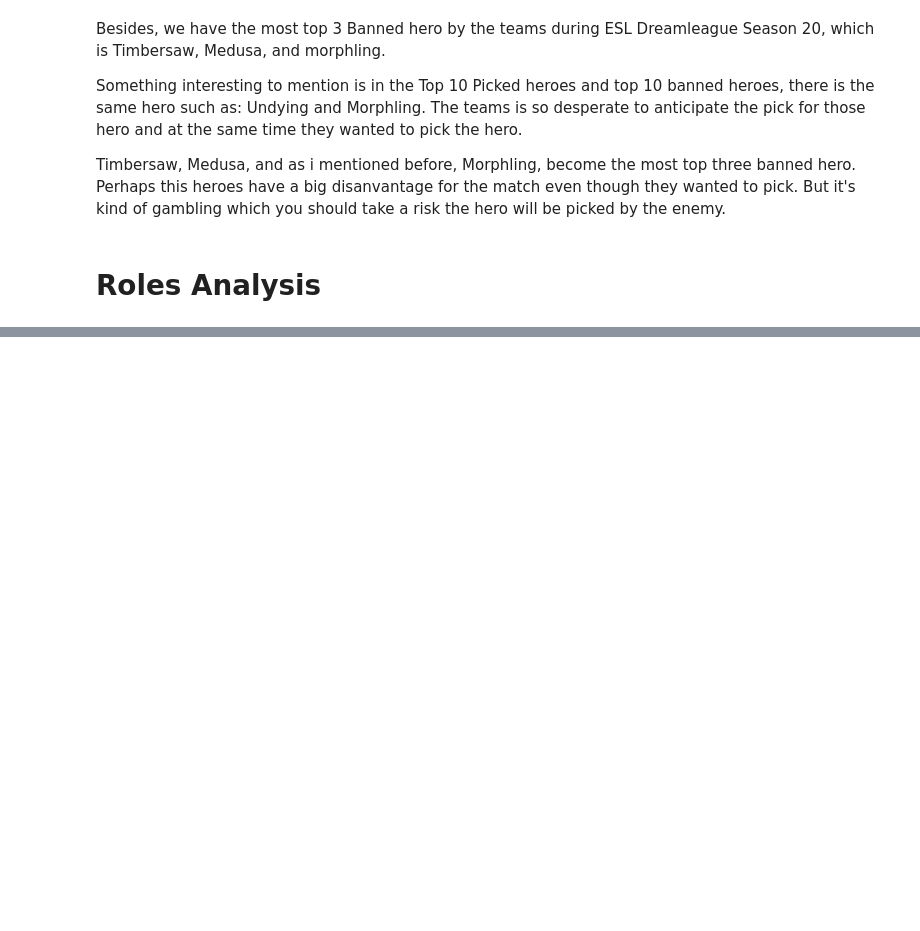
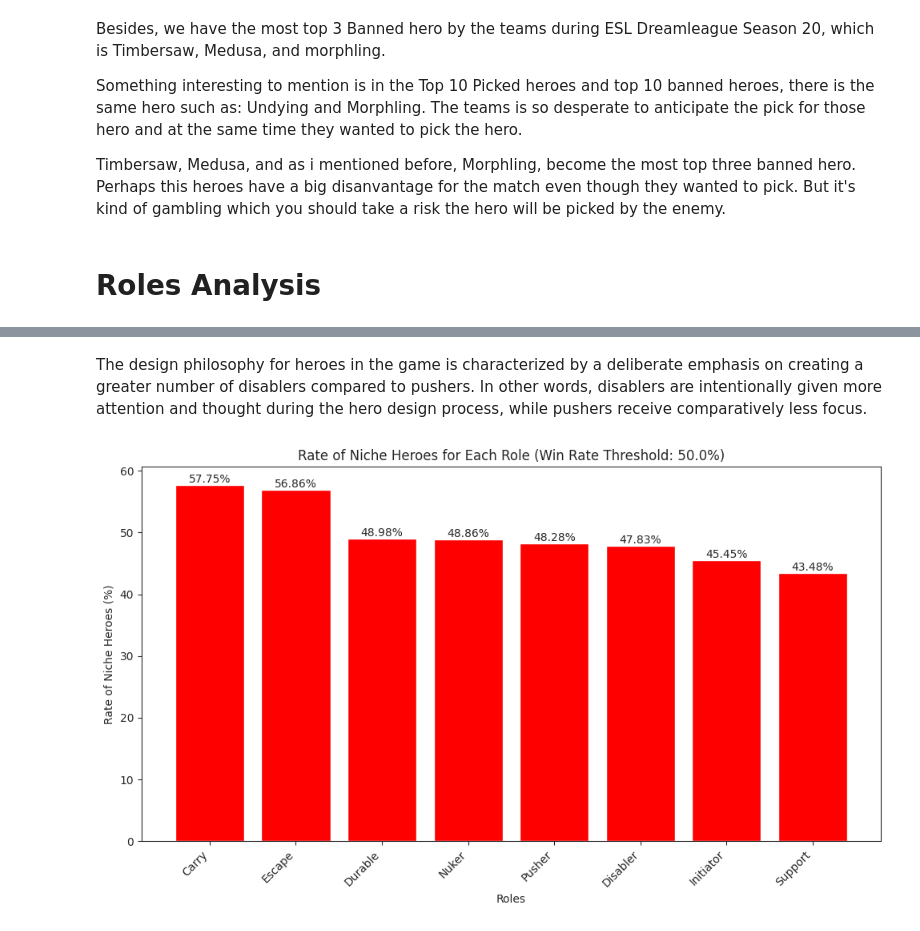
Before and after one commit to farisazizy/dota2-733e-meta-analysis, a Jupyter notebook: GG3_DA_GG3DAUP0032_MIDTERM_TEST_FILE_1.ipynb, the cells around one changed output, grey strips where cells are left out. Drawn from its saved outputs; the diff is of its cells as text; code cells hidden in the pictures; blank space fills up the shorter version.

```diff
--- a/GG3_DA_GG3DAUP0032_MIDTERM_TEST_FILE_1.ipynb
+++ b/GG3_DA_GG3DAUP0032_MIDTERM_TEST_FILE_1.ipynb
@@ -217,0 +263,30 @@ Timbersaw, Medusa, and as i mentioned before, Morphling, become the most top thr
+# %% [markdown]
+The design philosophy for heroes in the game is characterized by a deliberate emphasis on creating a greater number of disablers compared to pushers. In other words, disablers are intentionally given more attention and thought during the hero design process, while pushers receive comparatively less focus.
+# %%
+# Define the threshold for niche heroes' win rate
+win_rate_threshold = 50.0
+
+# Calculate the rate of niche heroes for each role
+role_rates = roles_df[roles_df['Win Rate'] < win_rate_threshold].groupby('Roles').size() / roles_df.groupby('Roles').size()
+
+# Sort the roles based on the rate of niche heroes in descending order
+role_rates = role_rates.sort_values(ascending=False)
+
+# Create a bar plot for the rate of niche heroes per role
+plt.figure(figsize=(10, 6))
+bars = plt.bar(role_rates.index, role_rates * 100, color='#FF0000')
+plt.xlabel('Roles')
+plt.ylabel('Rate of Niche Heroes (%)')
+plt.title(f'Rate of Niche Heroes for Each Role (Win Rate Threshold: {win_rate_threshold}%)')
+plt.xticks(rotation=45, ha='right')
+
+# Add labels with the exact numeric values above each bar
+for bar in bars:
+    height = bar.get_height()
+    plt.text(bar.get_x() + bar.get_width() / 2, height, f'{height:.2f}%',
+             ha='center', va='bottom', fontsize=10)
+
+plt.tight_layout()
+plt.show()
+# %% [output]
+[figure, added]
```
Also changed, not shown: parts of 6 cells of this notebook.
